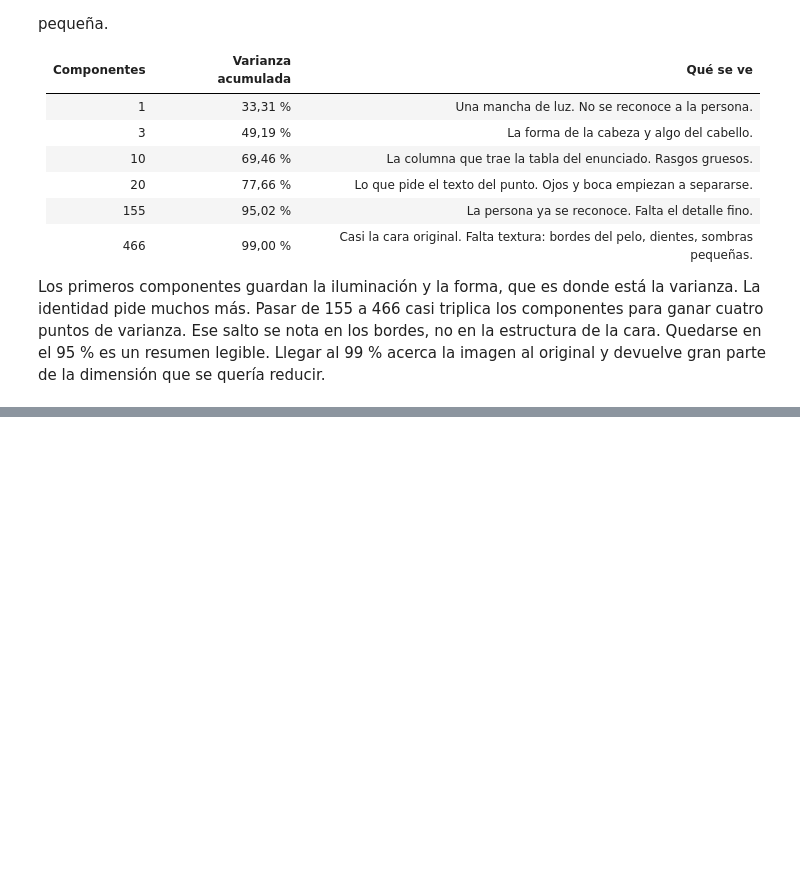
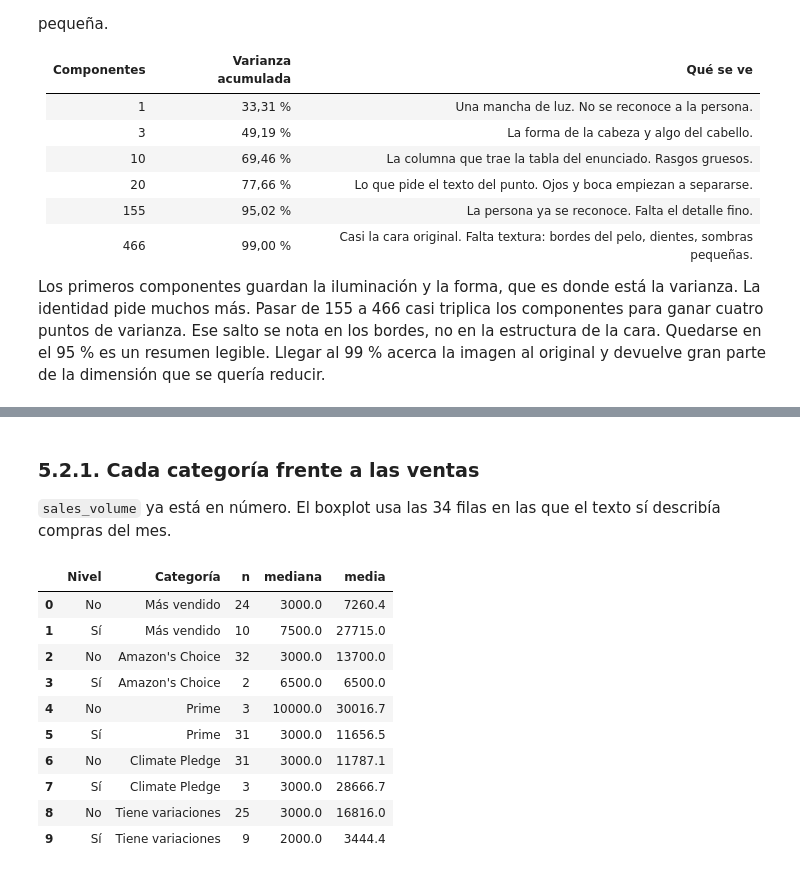
Before and after one commit to malejaDev/MachineLearning1, a Jupyter notebook: tarea1/src/notebook/tarea1.ipynb, the cells around one changed output, grey strips where cells are left out. Drawn from its saved outputs; the diff is of its cells as text; code cells hidden in the pictures; blank space fills up the shorter version.

```diff
--- a/tarea1/src/notebook/tarea1.ipynb
+++ b/tarea1/src/notebook/tarea1.ipynb
@@ -1454,0 +1630,75 @@ Los primeros componentes guardan la iluminación y la forma, que es donde está
+# %% [markdown]
+### 5.2.1. Cada categoría frente a las ventas
+
+`sales_volume` ya está en número. El boxplot usa las 34 filas en las que el texto sí describía compras del mes.
+# %%
+n_ventas = int(productos["sales_volume"].notna().sum())
+titulos = ["Más vendido", "Amazon's Choice", "Prime", "Climate Pledge", "Variaciones"]
+fig = make_subplots(
+    rows=2,
+    cols=3,
+    subplot_titles=[f"{titulo} (n={n_ventas})" for titulo in titulos],
+    specs=[[{}, {}, {}], [{}, {}, None]],
+    horizontal_spacing=0.10,
+    vertical_spacing=0.18,
+)
+for indice_panel, columna in enumerate(categoricas):
+    fila, columna_panel = divmod(indice_panel, 3)
+    for etiqueta, valor in [("No", False), ("Sí", True)]:
+        ventas = productos.loc[
+            (productos[columna] == valor) & productos["sales_volume"].notna(),
+            "sales_volume",
+        ]
+        fig.add_trace(
+            go.Box(
+                x=[etiqueta] * len(ventas),
+                y=ventas / 100_000,
+                marker=dict(color="#222222", size=6),
+                line=dict(color="#4C4C4C", width=1.2),
+                fillcolor="rgba(150, 214, 206, 0.95)",
+                boxpoints="outliers",
+                showlegend=False,
+            ),
+            row=fila + 1,
+            col=columna_panel + 1,
+        )
+    fig.update_yaxes(
+        range=[-0.04, 1.12],
+        tickvals=[0, 0.2, 0.4, 0.6, 0.8, 1.0],
+        title_text="Ventas (× 100 mil)" if columna_panel == 0 else "",
+        row=fila + 1,
+        col=columna_panel + 1,
+    )
+fig.update_annotations(font_size=13)
+fig.update_layout(
+    title="5.2.1 | Ventas según atributos categóricos",
+    template="plotly_white",
+    height=760,
+    width=980,
+    margin=dict(t=90, b=40, l=70, r=24),
+)
+fig.show()
+
+resumen = []
+for columna, nombre in categoricas.items():
+    grupo = (
+        productos.dropna(subset=["sales_volume"])
+        .groupby(columna)["sales_volume"]
+        .agg(n="count", mediana="median", media="mean")
+    )
+    grupo.insert(0, "Categoría", nombre)
+    grupo.index = grupo.index.map({True: "Sí", False: "No"})
+    resumen.append(grupo.reset_index(names="Nivel"))
+display(pd.concat(resumen, ignore_index=True).round(1))
+# %% [output]
+|  | Nivel | Categoría | n | mediana | media |
+| 0 | No | Más vendido | 24 | 3000.0 | 7260.4 |
+| 1 | Sí | Más vendido | 10 | 7500.0 | 27715.0 |
+| 2 | No | Amazon's Choice | 32 | 3000.0 | 13700.0 |
+| 3 | Sí | Amazon's Choice | 2 | 6500.0 | 6500.0 |
+| 4 | No | Prime | 3 | 10000.0 | 30016.7 |
+| 5 | Sí | Prime | 31 | 3000.0 | 11656.5 |
+| 6 | No | Climate Pledge | 31 | 3000.0 | 11787.1 |
+| 7 | Sí | Climate Pledge | 3 | 3000.0 | 28666.7 |
+| 8 | No | Tiene variaciones | 25 | 3000.0 | 16816.0 |
+| 9 | Sí | Tiene variaciones | 9 | 2000.0 | 3444.4 |
```
Also changed, not shown: parts of 20 cells of this notebook, 4 other files.
